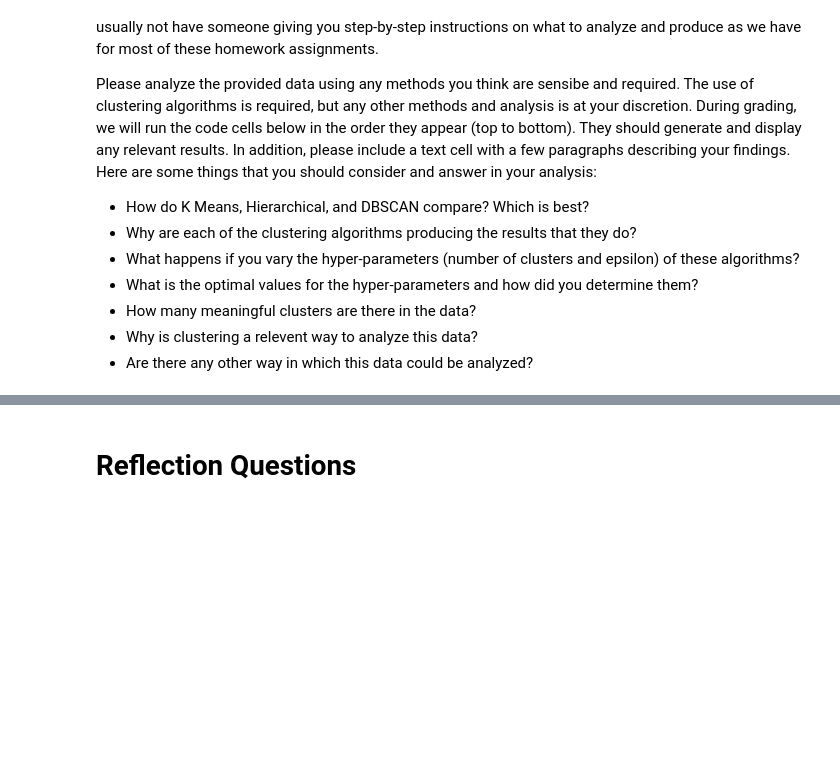
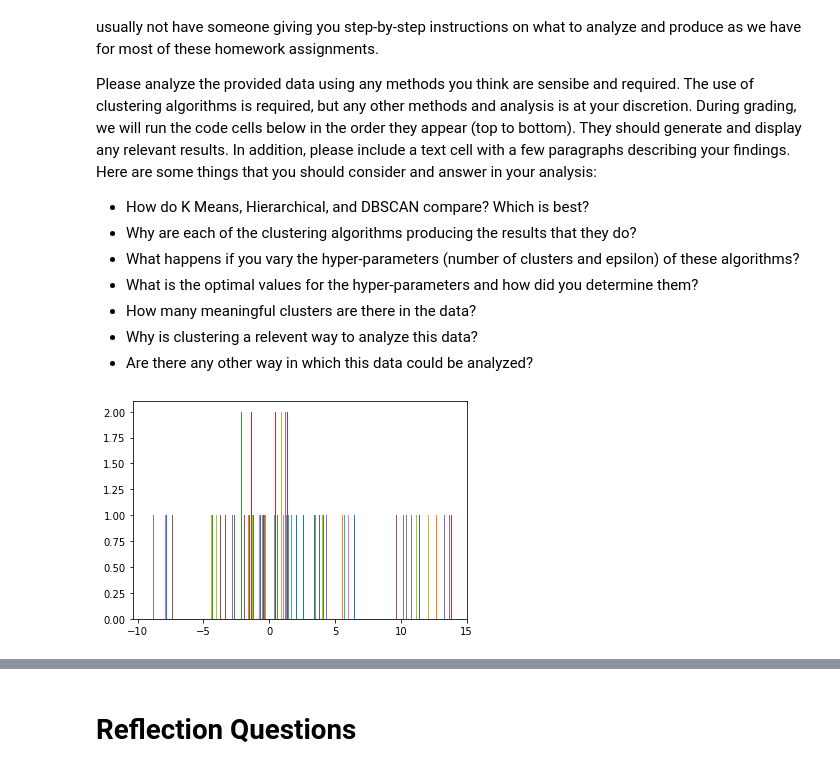
Before and after one commit to MuhammadM20/example-notebooks, a Jupyter notebook: UNIV_3360_Clustering_Homework.ipynb, the cells around one changed output, grey strips where cells are left out. Saved outputs shown, nothing was run; the diff lists cells and outputs as text; code cells hidden in the pictures; blank space fills up the shorter version.

```diff
--- a/UNIV_3360_Clustering_Homework.ipynb
+++ b/UNIV_3360_Clustering_Homework.ipynb
@@ -216,3 +216,11 @@ Please analyze the provided data using any methods you think are sensibe and req
 * Are there any other way in which this data could be analyzed?
 # %%
 data_path = "https://raw.githubusercontent.com/univ-3360-vu-smartcities/example-notebooks/master/datasets/unknown_data.csv"
+
+unk_data = pd.read_csv(data_path)
+unk_data.head()
+
+plt.hist(unk_data)
+plt.show()
+# %% [output]
+[figure, added]
```
Also changed, not shown: parts of 16 cells of this notebook.
